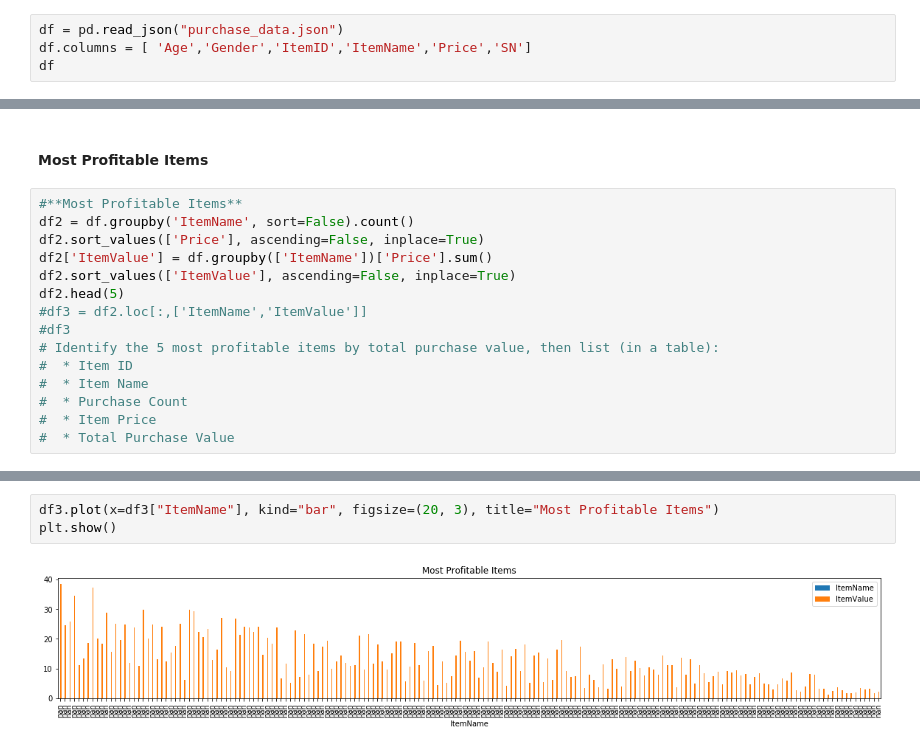
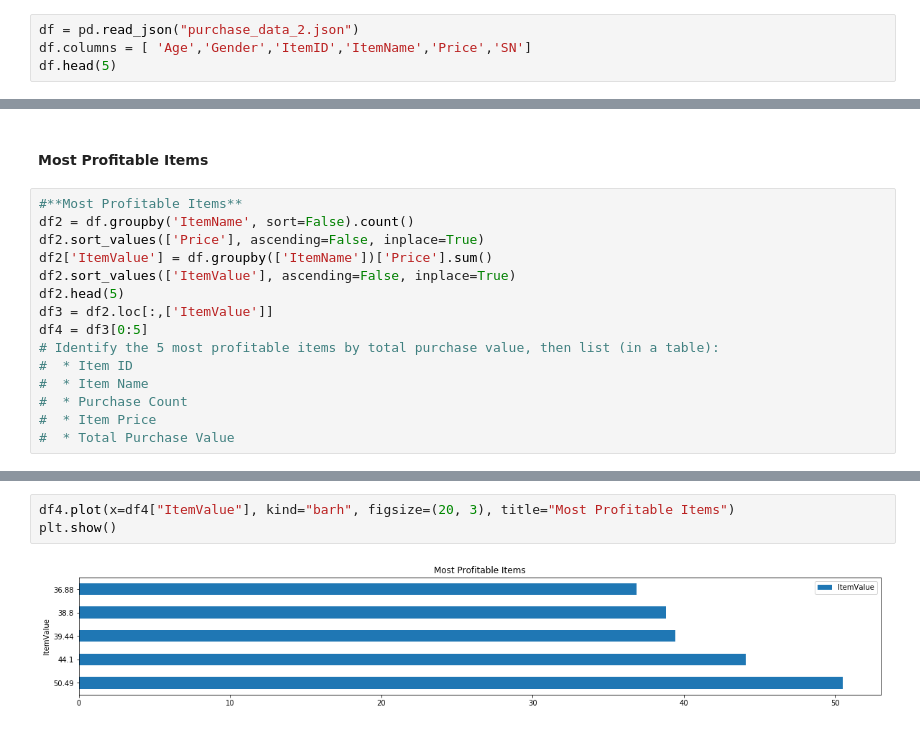
Before and after one commit to kundami/python-challenge, a Jupyter notebook: PyPandas/Pymoli.ipynb, the cells around one changed output, grey strips where cells are left out. Cells and saved outputs as stored; diff of their text form.

```diff
--- a/PyPandas/Pymoli.ipynb
+++ b/PyPandas/Pymoli.ipynb
@@ -11,8 +11,8 @@ import pandas as pd
 import numpy as np
 import matplotlib.pyplot as plt
 # %%
-df = pd.read_json("purchase_data.json")
+df = pd.read_json("purchase_data_2.json")
 df.columns = [ 'Age','Gender','ItemID','ItemName','Price','SN']
-df
+df.head(5)
 # %% [output]
 |  | Age | Gender | ItemID | ItemName | Price | SN |
@@ -261,8 +241,8 @@ df2.sort_values(['Price'], ascending=False, inplace=True)
 df2['ItemValue'] = df.groupby(['ItemName'])['Price'].sum()
 df2.sort_values(['ItemValue'], ascending=False, inplace=True)
 df2.head(5)
-#df3 = df2.loc[:,['ItemName','ItemValue']]
-#df3
+df3 = df2.loc[:,['ItemValue']]
+df4 = df3[0:5]
 # Identify the 5 most profitable items by total purchase value, then list (in a table):
 #  * Item ID
 #  * Item Name
@@ -280,5 +252,5 @@ df2.head(5)
 # %%
-df3.plot(x=df3["ItemName"], kind="bar", figsize=(20, 3), title="Most Profitable Items")
+df4.plot(x=df4["ItemValue"], kind="barh", figsize=(20, 3), title="Most Profitable Items")
 plt.show()
 # %% [output]
-[figure, old version]
+[figure, new version]
```
Also changed, not shown: parts of 16 cells of this notebook, 1 other file.
